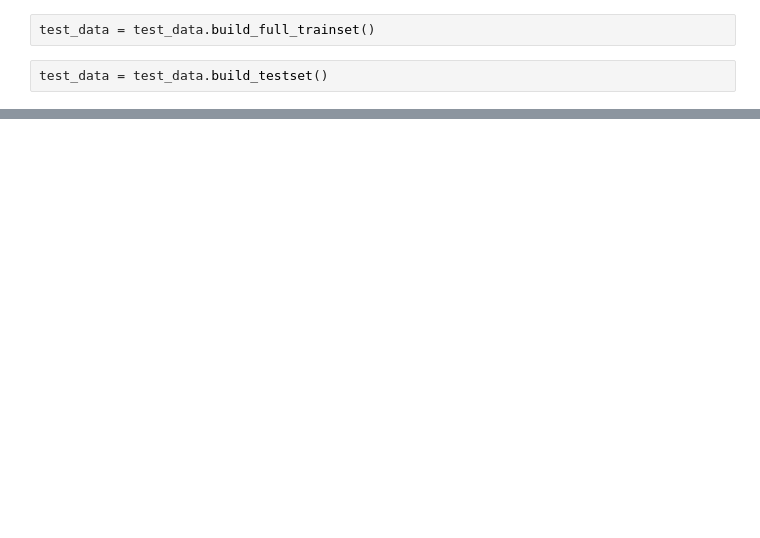
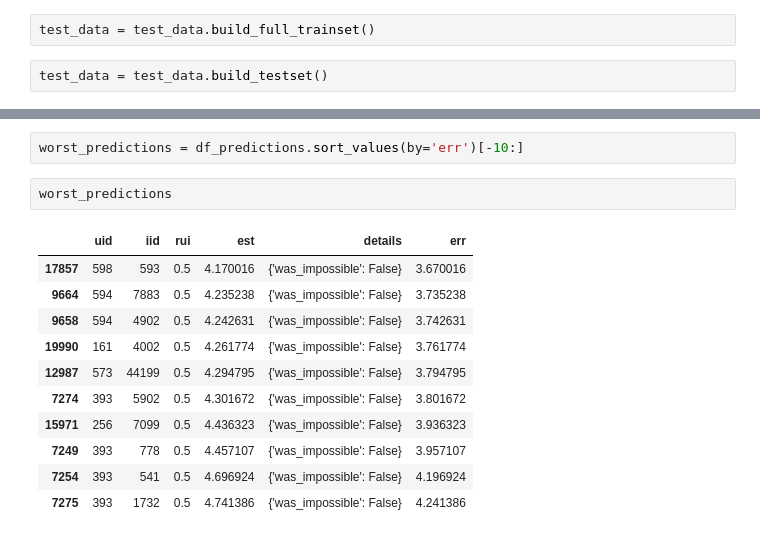
Before and after one commit to Techie5879/moviepp, a Jupyter notebook: CF_MF.ipynb, the cells around one changed output, grey strips where cells are left out. Cells and saved outputs as stored; diff of their text form; blank space fills up the shorter version.

```diff
--- a/CF_MF.ipynb
+++ b/CF_MF.ipynb
@@ -92 +158,17 @@ RMSE: 0.8771
+# %%
+worst_predictions = df_predictions.sort_values(by='err')[-10:]
+# %%
+worst_predictions
+# %% [output]
+|  | uid | iid | rui | est | details | err |
+| 17857 | 598 | 593 | 0.5 | 4.170016 | {'was_impossible': False} | 3.670016 |
+| 9664 | 594 | 7883 | 0.5 | 4.235238 | {'was_impossible': False} | 3.735238 |
+| 9658 | 594 | 4902 | 0.5 | 4.242631 | {'was_impossible': False} | 3.742631 |
+| 19990 | 161 | 4002 | 0.5 | 4.261774 | {'was_impossible': False} | 3.761774 |
+| 12987 | 573 | 44199 | 0.5 | 4.294795 | {'was_impossible': False} | 3.794795 |
+| 7274 | 393 | 5902 | 0.5 | 4.301672 | {'was_impossible': False} | 3.801672 |
+| 15971 | 256 | 7099 | 0.5 | 4.436323 | {'was_impossible': False} | 3.936323 |
+| 7249 | 393 | 778 | 0.5 | 4.457107 | {'was_impossible': False} | 3.957107 |
+| 7254 | 393 | 541 | 0.5 | 4.696924 | {'was_impossible': False} | 4.196924 |
+| 7275 | 393 | 1732 | 0.5 | 4.741386 | {'was_impossible': False} | 4.241386 |
 # %%
```
Also changed, not shown: parts of 21 cells of this notebook.
